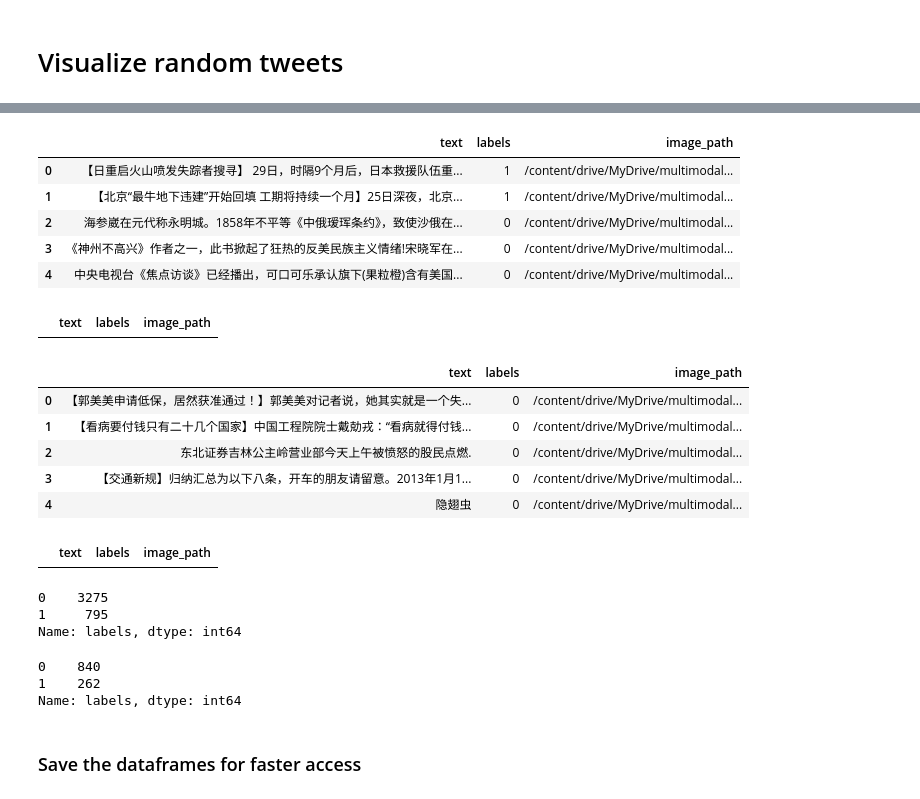
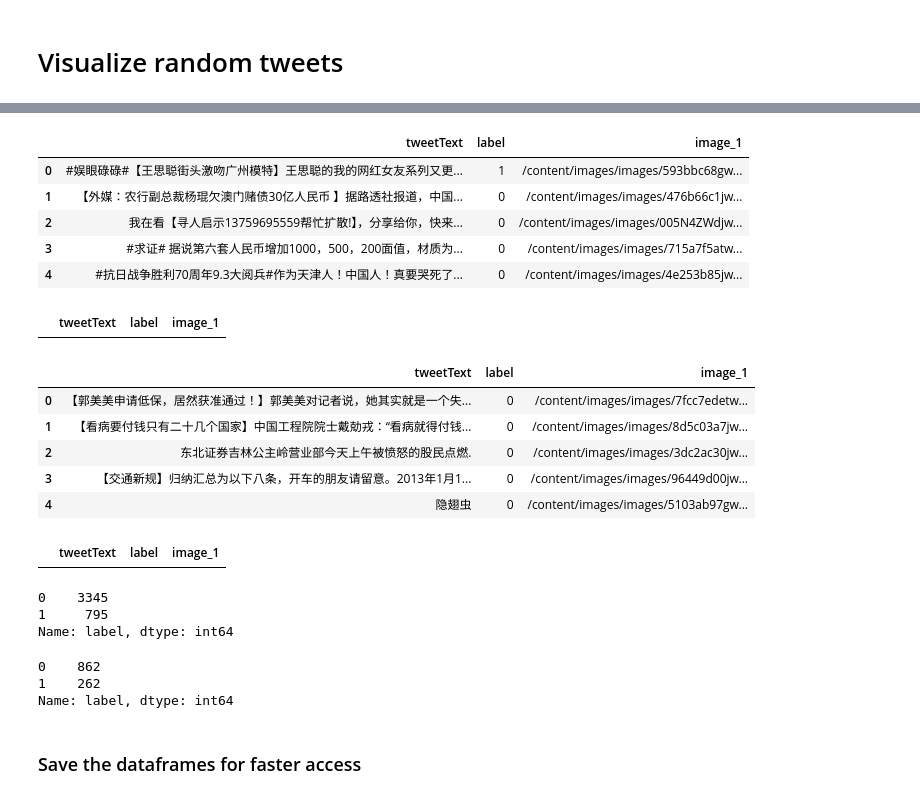
Before and after one commit to arnabbiswas66/multimodal-fake-news-classifier, a Jupyter notebook: Weibo_multimodal_classifier.ipynb, the cells around one changed output, grey strips where cells are left out. Cells and saved outputs as stored; diff of their text form; code cells hidden in the pictures.

```diff
--- a/Weibo_multimodal_classifier.ipynb
+++ b/Weibo_multimodal_classifier.ipynb
@@ -142,6 +141,6 @@ testY = np.array(testY)
 # %%
 def index_to_delete(list_):
-    list_images_dir = listdir(BASE_SAVE_LOCATION+'/weibo-data/images/')
+    list_images_dir = listdir('/content/images/images')
     gif_list = ['957e1cf2tw1e5foxts295g206o03p4qp.gif','a716fd45jw1ev0cgf8j46g209505zh4i.gif','005vnhZYgw1evupo8ttddg308w06o4qp.gif','7da75521gw1ele2jvi85rg2096056u0x.gif']
     index = []
     for i,v in enumerate(list_):
@@ -216,7 +195,7 @@ array(['【日重启火山喷发失踪者搜寻】 29日，时隔9个月后，
 # %%
 train_df = pd.DataFrame()
-train_df['text'] = pd.Series(train_text)
-train_df['images'] = pd.Series(train_images)
-train_df['labels'] = pd.Series(trainY)
+train_df['tweetText'] = pd.Series(train_text)
+train_df['images_1'] = pd.Series(train_images)
+train_df['label'] = pd.Series(trainY)
 train_df.head()
 # %% [output]
@@ -240,7 +219,7 @@ test_df.head()
 | 3 | 【交通新规】归纳汇总为以下八条，开车的朋友请留意。2013年1月1... | 96449d00jw1dyupdyukbkj.jpg | 0 |
 | 4 | 隐翅虫 | 5103ab97gw1dwmttofzfoj.jpg | 0 |
 # %%
-IMAGE_DIR = '/content/drive/MyDrive/multimodal-news/weibo-data/images/'
+IMAGE_DIR = '/content/images/images'
 # %%
 def find_image_from_name_in_dir(image_name, dir):
   for name in glob.glob(dir+'/'+image_name):
@@ -296,50 +246,50 @@ WARNING:matplotlib.font_manager:findfont: Font family 'STKaiti' not found.
 # %%
 # Alternate dataframes for modeling
-train_df_model = train_df[['text', 'images', 'labels']]
-train_df_model['image_path'] = train_df_model['images'].apply(lambda x: find_image_from_name_in_dir(x, IMAGE_DIR))
-train_df_model = train_df_model.drop(['images'], axis=1)
+train_df_model = train_df[['tweetText', 'images_1', 'label']]
+train_df_model['image_1'] = train_df_model['images_1'].apply(lambda x: find_image_from_name_in_dir(x, IMAGE_DIR))
+train_df_model = train_df_model.drop(['images_1'], axis=1)
 train_df_model.head(5)
 # %% [output]
-|  | text | labels | image_path |
-| 0 | 【日重启火山喷发失踪者搜寻】 29日，时隔9个月后，日本救援队伍重... | 1 | /content/drive/MyDrive/multimodal... |
-| 1 | 【北京“最牛地下违建”开始回填 工期将持续一个月】25日深夜，北京... | 1 | /content/drive/MyDrive/multimodal... |
-| 2 | 海参崴在元代称永明城。1858年不平等《中俄瑷珲条约》，致使沙俄在... | 0 | /content/drive/MyDrive/multimodal... |
-| 3 | 《神州不高兴》作者之一，此书掀起了狂热的反美民族主义情绪!宋晓军在... | 0 | /content/drive/MyDrive/multimodal... |
-| 4 | 中央电视台《焦点访谈》已经播出，可口可乐承认旗下(果粒橙)含有美国... | 0 | /content/drive/MyDrive/multimodal... |
+|  | tweetText | label | image_1 |
+| 0 | #娱眼碌碌#【王思聪街头激吻广州模特】王思聪的我的网红女友系列又更... | 1 | /content/images/images/593bbc68gw... |
+| 1 | 【外媒：农行副总裁杨琨欠澳门赌债30亿人民币 】据路透社报道，中国... | 0 | /content/images/images/476b66c1jw... |
+| 2 | 我在看【寻人启示13759695559帮忙扩散!】，分享给你，快来... | 0 | /content/images/images/005N4ZWdjw... |
+| 3 | #求证# 据说第六套人民币增加1000，500，200面值，材质为... | 0 | /content/images/images/715a7f5atw... |
+| 4 | #抗日战争胜利70周年9.3大阅兵#作为天津人！中国人！真要哭死了... | 0 | /content/images/images/4e253b85jw... |
 # %%
 # Check to make sure all the first_image_id are tied with a path
-train_df_model[train_df_model['image_path'].isnull()]
+train_df_model[train_df_model['image_1'].isnull()]
 # %% [output]
-|  | text | labels | image_path |
+|  | tweetText | label | image_1 |
 # %%
-test_df_model = test_df[['text', 'images', 'labels']]
-test_df_model['image_path'] = test_df_model['images'].apply(lambda x: find_image_from_name_in_dir(x, IMAGE_DIR))
-test_df_model = test_df_model.drop(['images'], axis=1)
+test_df_model = test_df[['tweetText', 'images_1', 'label']]
+test_df_model['image_1'] = test_df_model['images_1'].apply(lambda x: find_image_from_name_in_dir(x, IMAGE_DIR))
+test_df_model = test_df_model.drop(['images_1'], axis=1)
 test_df_model.head(5)
 # %% [output]
-|  | text | labels | image_path |
-| 0 | 【郭美美申请低保，居然获准通过！】郭美美对记者说，她其实就是一个失... | 0 | /content/drive/MyDrive/multimodal... |
-| 1 | 【看病要付钱只有二十几个国家】中国工程院院士戴勀戎：“看病就得付钱... | 0 | /content/drive/MyDrive/multimodal... |
-| 2 | 东北证券吉林公主岭营业部今天上午被愤怒的股民点燃. | 0 | /content/drive/MyDrive/multimodal... |
-| 3 | 【交通新规】归纳汇总为以下八条，开车的朋友请留意。2013年1月1... | 0 | /content/drive/MyDrive/multimodal... |
-| 4 | 隐翅虫 | 0 | /content/drive/MyDrive/multimodal... |
+|  | tweetText | label | image_1 |
+| 0 | 【郭美美申请低保，居然获准通过！】郭美美对记者说，她其实就是一个失... | 0 | /content/images/images/7fcc7edetw... |
+| 1 | 【看病要付钱只有二十几个国家】中国工程院院士戴勀戎：“看病就得付钱... | 0 | /content/images/images/8d5c03a7jw... |
+| 2 | 东北证券吉林公主岭营业部今天上午被愤怒的股民点燃. | 0 | /content/images/images/3dc2ac30jw... |
+| 3 | 【交通新规】归纳汇总为以下八条，开车的朋友请留意。2013年1月1... | 0 | /content/images/images/96449d00jw... |
+| 4 | 隐翅虫 | 0 | /content/images/images/5103ab97gw... |
 # %%
 # Check to make sure all the first_image_id are tied with a path
-test_df_model[test_df_model['image_path'].isnull()]
+test_df_model[test_df_model['image_1'].isnull()]
 # %% [output]
-|  | text | labels | image_path |
+|  | tweetText | label | image_1 |
 # %%
-train_df_model['labels'].value_counts()
+train_df_model['label'].value_counts()
 # %% [output]
-0    3275
+0    3345
 1     795
-Name: labels, dtype: int64
+Name: label, dtype: int64
 # %%
-test_df_model['labels'].value_counts()
+test_df_model['label'].value_counts()
 # %% [output]
-0    840
+0    862
 1    262
-Name: labels, dtype: int64
+Name: label, dtype: int64
 # %% [markdown]
 ### Save the dataframes for faster access
 # %%
```
Also changed, not shown: parts of 87 cells of this notebook.
